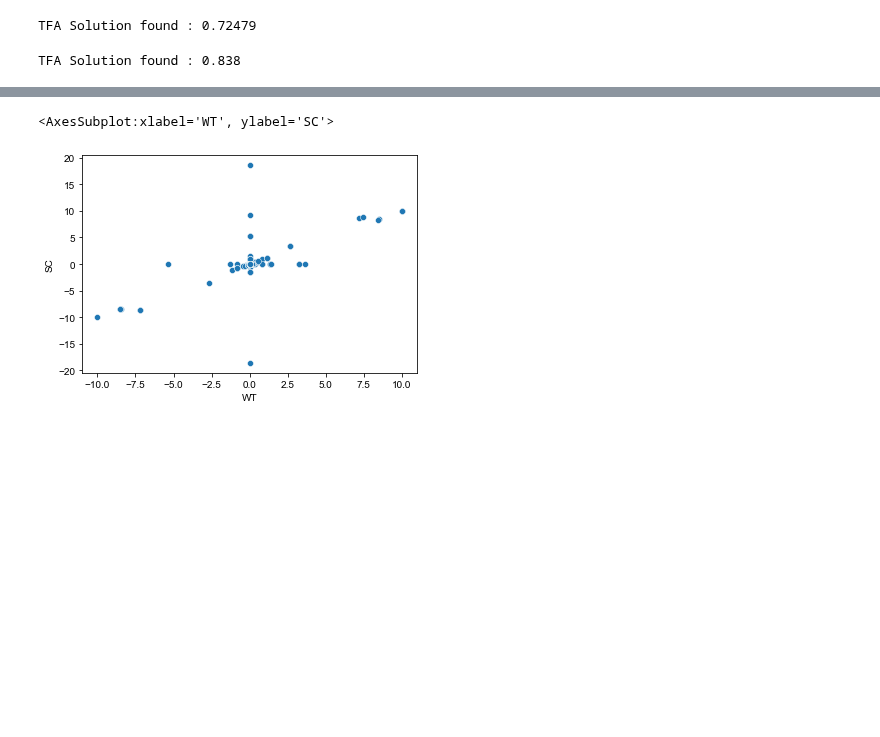
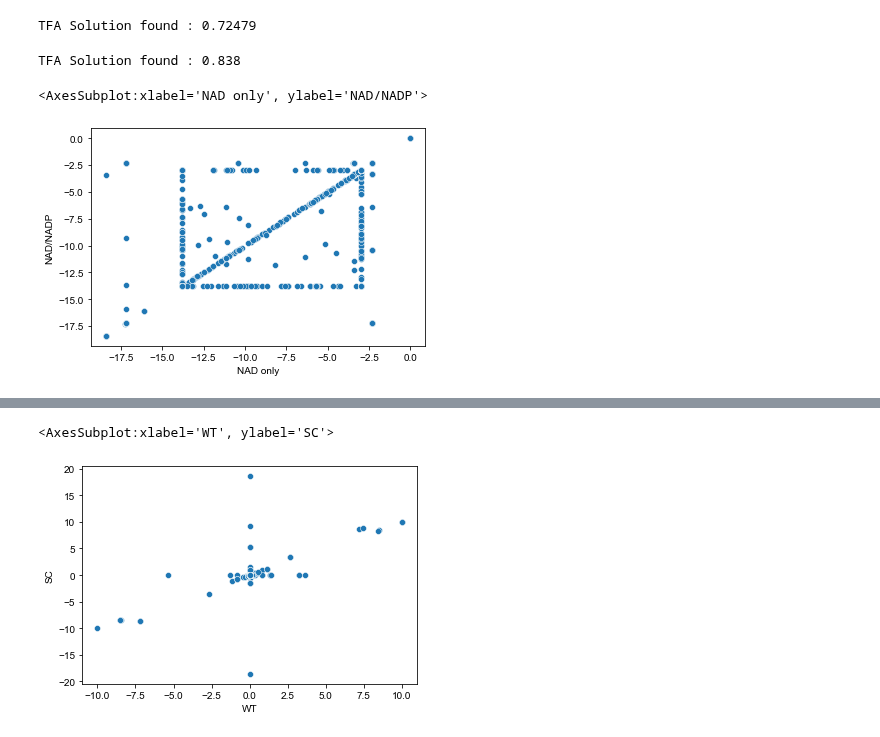
Before and after one commit to jgoldford/coenzymes, a Jupyter notebook: revisions/notebooks/tfa_iJO1366_scm_all_nad.ipynb, the cells around one changed output, grey strips where cells are left out. Drawn from its saved outputs; the diff is of its cells as text; code cells hidden in the pictures; blank space fills up the shorter version.

```diff
--- a/revisions/notebooks/tfa_iJO1366_scm_all_nad.ipynb
+++ b/revisions/notebooks/tfa_iJO1366_scm_all_nad.ipynb
@@ -540,3 +567,13 @@ TFA Solution found : 0.838
 # %%
 #tfa_solution_sc.fluxes.to_csv('tfa.sc.pyruvate.fluxes.21Oct2021.csv')
 #tfa_solution_wt.fluxes.to_csv('tfa.wt.pyruvate.fluxes.21Oct2021.csv')
+# %%
+rdf = pd.DataFrame(tfa_solution_sc.raw,columns = ['NAD only'])
+rdf2 = pd.DataFrame(tfa_solution_wt.raw,columns = ['NAD/NADP'])
+# %%
+r = rdf2.join(rdf)
+# %%
+sns.scatterplot(x='NAD only',y='NAD/NADP',data=r.loc[[x for x in r.index if 'LC_' in x]])
+# %% [output]
+<AxesSubplot:xlabel='NAD only', ylabel='NAD/NADP'>
+[figure, added]
```
Also changed, not shown: parts of 21 cells of this notebook, 11 other files.
